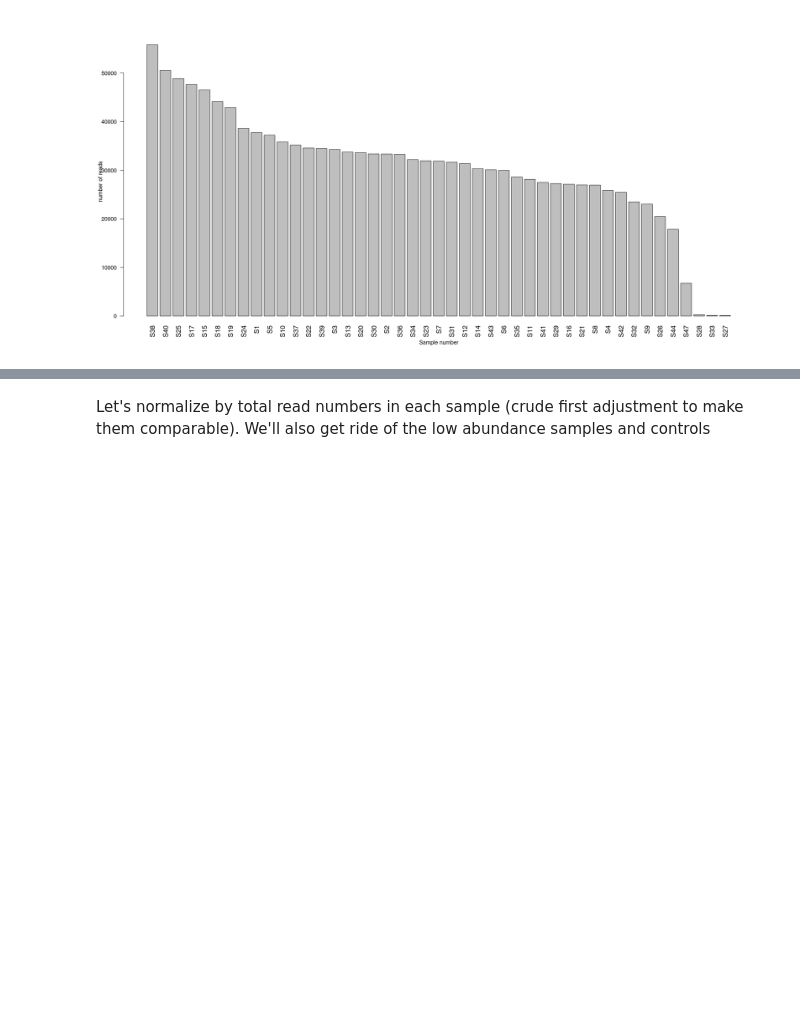
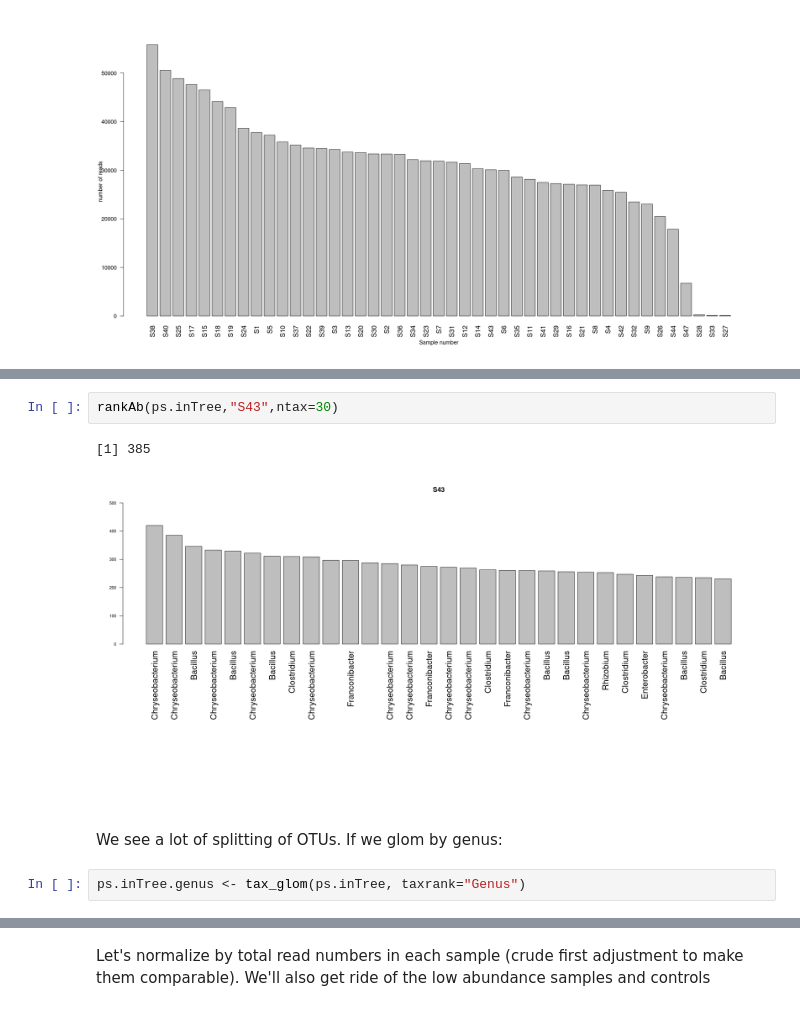
Before and after one commit to danchurch/sphagnumCUEmetabarcoding, a Jupyter notebook: sequenceAnalysis/firstLookPeat16s.ipynb, the cells around one changed output, grey strips where cells are left out. Cells and saved outputs as stored; diff of their text form; blank space fills up the shorter version.

```diff
--- a/sequenceAnalysis/firstLookPeat16s.ipynb
+++ b/sequenceAnalysis/firstLookPeat16s.ipynb
@@ -197,0 +257,9 @@ A sample_data: 3 × 5
+# %%
+rankAb(ps.inTree,"S43",ntax=30)
+# %% [output]
+[1] 385
+[figure, added]
+# %% [markdown]
+We see a lot of splitting of OTUs. If we glom by genus:
+# %%
+ps.inTree.genus <- tax_glom(ps.inTree, taxrank="Genus")
```
Also changed, not shown: parts of 25 cells of this notebook, 1 other file.
